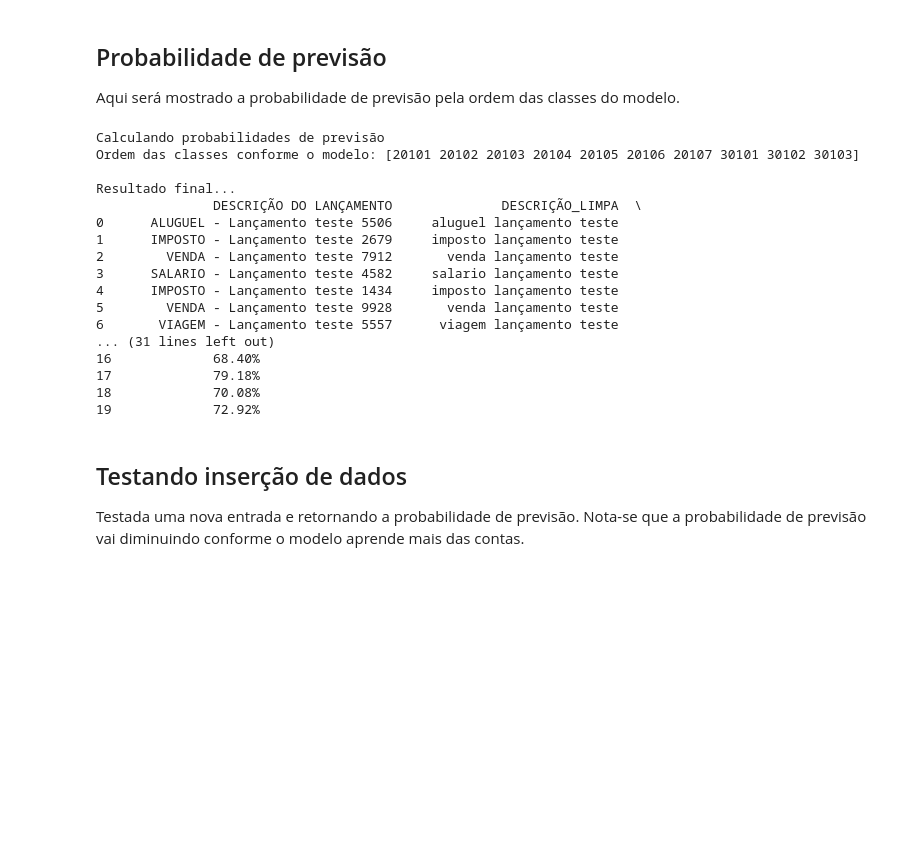
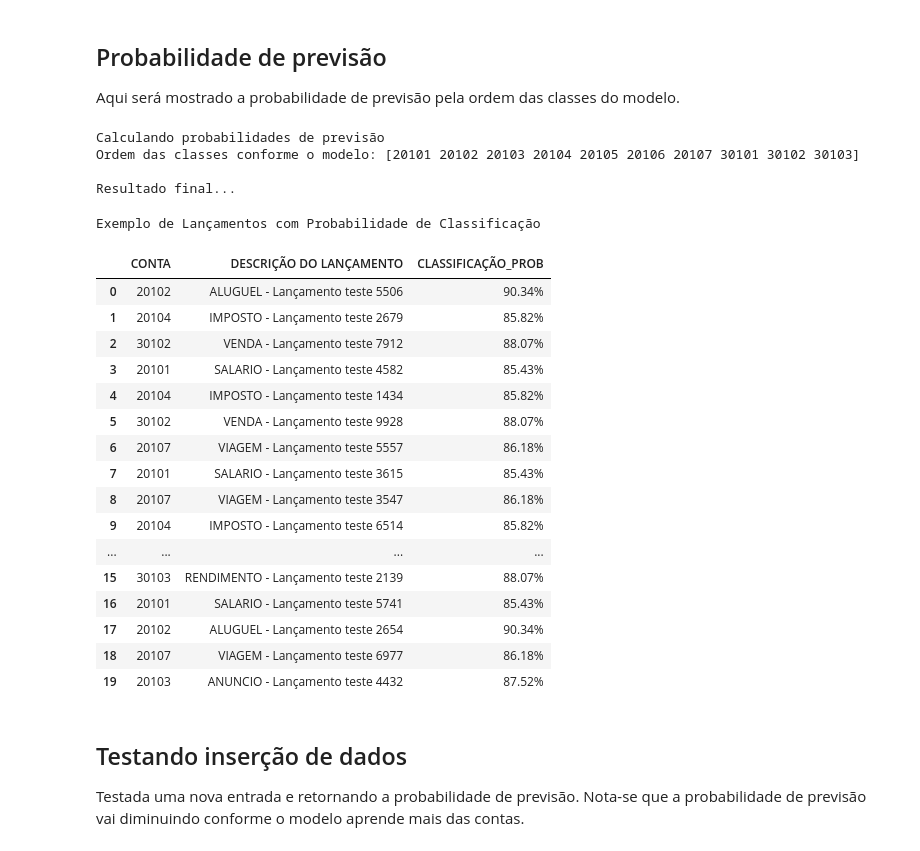
Before and after one commit to Lucassribeiro9/classificando-contas-contabeis, a Jupyter notebook: analise-contabil.ipynb, the cells around one changed output. Saved outputs shown, nothing was run; the diff lists cells and outputs as text; code cells hidden in the pictures; blank space fills up the shorter version.

Commit message:
refactor: formatando markdowns e mudando o display do notebook

```diff
--- a/analise-contabil.ipynb
+++ b/analise-contabil.ipynb
@@ -416,47 +437,52 @@ Aqui será mostrado a probabilidade de previsão pela ordem das classes do model
 # %%
 # Probabilidade de previsão e coluna de classificação
 print("Calculando probabilidades de previsão")
 # Obter a matriz de probabilidades
 arr_proba = text_clf_pipeline.predict_proba(X)
 # Ordem da classe conforme o modelo
 model_classes = text_clf_pipeline.classes_
 print(f"Ordem das classes conforme o modelo: {model_classes}")
 # Criação do map para encontrar o índice da classe
 class_index_map = {cls: i for i, cls in enumerate(model_classes)}
 # Para cada linha do dataset, descobrir qual o indice da classe
 # Pegando dados de y, que são as contas reais de cada lançamento
 index_real_cls = y.map(class_index_map).values
 # Calculando a probabilidade da classe real para cada linha
 real_proba = arr_proba[np.arange(len(y)), index_real_cls]
 # Criando coluna no DataFrame
 df_filtered.loc[:, 'CLASSIFICAÇÃO_PROB'] = real_proba * 100
 
 # Mostrando o resultado final
 print("\nResultado final...")
 df_display = df_filtered.copy()
 df_display['CLASSIFICAÇÃO_PROB'] = df_display['CLASSIFICAÇÃO_PROB'].map('{:.2f}%'.format)
 
 # Exibir colunas mais importantes
-columns_to_display = ['DESCRIÇÃO DO LANÇAMENTO', 'DESCRIÇÃO_LIMPA', 'CLASSIFICAÇÃO_PROB']
-print(df_display[columns_to_display].head(20))
+columns_to_display = ['CONTA', 'DESCRIÇÃO DO LANÇAMENTO', 'CLASSIFICAÇÃO_PROB']
+display(df_display[columns_to_display].head(20).style.set_caption("<b>Exemplo de Lançamentos com Probabilidade de Classificação</b>"))
 # %% [output]
 Calculando probabilidades de previsão
 Ordem das classes conforme o modelo: [20101 20102 20103 20104 20105 20106 20107 30101 30102 30103]
 
 Resultado final...
-               DESCRIÇÃO DO LANÇAMENTO              DESCRIÇÃO_LIMPA  \
-0      ALUGUEL - Lançamento teste 5506     aluguel lançamento teste
-1      IMPOSTO - Lançamento teste 2679     imposto lançamento teste
-2        VENDA - Lançamento teste 7912       venda lançamento teste
-3      SALARIO - Lançamento teste 4582     salario lançamento teste
-4      IMPOSTO - Lançamento teste 1434     imposto lançamento teste
-5        VENDA - Lançamento teste 9928       venda lançamento teste
-6       VIAGEM - Lançamento teste 5557      viagem lançamento teste
-... (31 lines left out)
-16             68.40%
-17             79.18%
-18             70.08%
-19             72.92%
+Exemplo de Lançamentos com Probabilidade de Classificação
+|  | CONTA | DESCRIÇÃO DO LANÇAMENTO | CLASSIFICAÇÃO_PROB |
+| 0 | 20102 | ALUGUEL - Lançamento teste 5506 | 90.34% |
+| 1 | 20104 | IMPOSTO - Lançamento teste 2679 | 85.82% |
+| 2 | 30102 | VENDA - Lançamento teste 7912 | 88.07% |
+| 3 | 20101 | SALARIO - Lançamento teste 4582 | 85.43% |
+| 4 | 20104 | IMPOSTO - Lançamento teste 1434 | 85.82% |
+| 5 | 30102 | VENDA - Lançamento teste 9928 | 88.07% |
+| 6 | 20107 | VIAGEM - Lançamento teste 5557 | 86.18% |
+| 7 | 20101 | SALARIO - Lançamento teste 3615 | 85.43% |
+| 8 | 20107 | VIAGEM - Lançamento teste 3547 | 86.18% |
+| 9 | 20104 | IMPOSTO - Lançamento teste 6514 | 85.82% |
+| ... | ... | ... | ... |
+| 15 | 30103 | RENDIMENTO - Lançamento teste 2139 | 88.07% |
+| 16 | 20101 | SALARIO - Lançamento teste 5741 | 85.43% |
+| 17 | 20102 | ALUGUEL - Lançamento teste 2654 | 90.34% |
+| 18 | 20107 | VIAGEM - Lançamento teste 6977 | 86.18% |
+| 19 | 20103 | ANUNCIO - Lançamento teste 4432 | 87.52% |
 # %% [markdown]
 ## Testando inserção de dados
 Testada uma nova entrada e retornando a probabilidade de previsão. Nota-se que a probabilidade de previsão vai diminuindo conforme o modelo aprende mais das contas.
```
Also changed, not shown: parts of 6 cells of this notebook.
